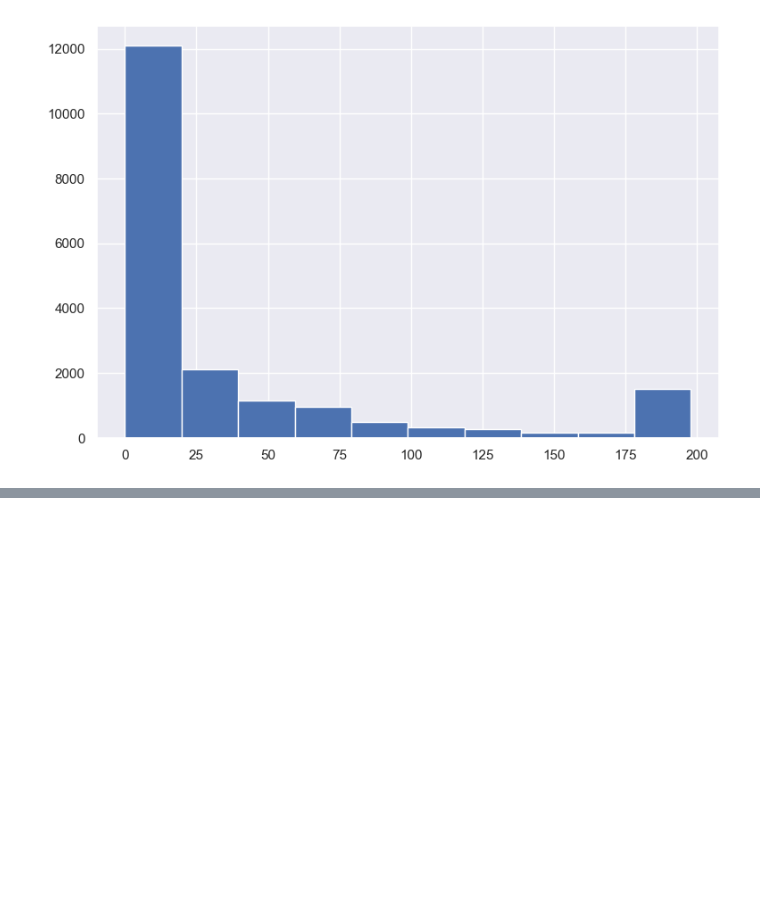
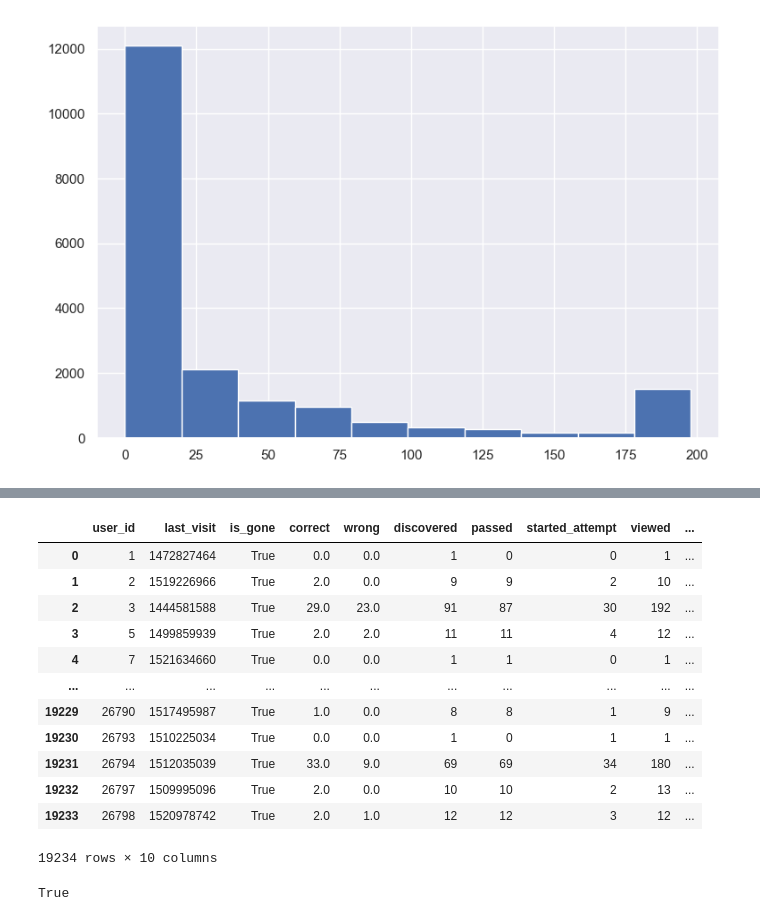
Before and after one commit to nkhaldi/AI, a Jupyter notebook: Stepik/Lesson 1.10.ipynb, the cells around one changed output, grey strips where cells are left out. Saved outputs shown, nothing was run; the diff lists cells and outputs as text; code cells hidden in the pictures; blank space fills up the shorter version.

```diff
--- a/Stepik/Lesson 1.10.ipynb
+++ b/Stepik/Lesson 1.10.ipynb
@@ -61,0 +227,9 @@ events_df.pivot_table(
+# %%
+# Составим таблицу с действиями пользователей на курсе
+users_events = events_df.pivot_table(
+    index="user_id",
+    columns="action",
+    values="step_id",
+    aggfunc="count",
+    fill_value=0,
+).reset_index()
@@ -61,0 +252,3 @@ events_df.pivot_table(
+# %%
+# Объединим полученную таблицу с таблицей данных пользователей
+users_data = users_data.merge(users_events, on="user_id", how="outer")
@@ -61,0 +271,3 @@ events_df.pivot_table(
+# %%
+# Посчитаем количество уникальных дней пользователей на курсе
+users_days = events_df.groupby("user_id").day.nunique().to_frame().reset_index()
@@ -61,0 +290,25 @@ events_df.pivot_table(
+# %%
+# Объединим полученную таблицу с таблицей данных пользователей
+users_data = users_data.merge(users_days, on="user_id", how="outer")
+# %%
+users_data
+# %% [output]
+|  | user_id | last_visit | is_gone | correct | wrong | discovered | passed | started_attempt | viewed | ... |
+| 0 | 1 | 1472827464 | True | 0.0 | 0.0 | 1 | 0 | 0 | 1 | ... |
+| 1 | 2 | 1519226966 | True | 2.0 | 0.0 | 9 | 9 | 2 | 10 | ... |
+| 2 | 3 | 1444581588 | True | 29.0 | 23.0 | 91 | 87 | 30 | 192 | ... |
+| 3 | 5 | 1499859939 | True | 2.0 | 2.0 | 11 | 11 | 4 | 12 | ... |
+| 4 | 7 | 1521634660 | True | 0.0 | 0.0 | 1 | 1 | 0 | 1 | ... |
+| ... | ... | ... | ... | ... | ... | ... | ... | ... | ... | ... |
+| 19229 | 26790 | 1517495987 | True | 1.0 | 0.0 | 8 | 8 | 1 | 9 | ... |
+| 19230 | 26793 | 1510225034 | True | 0.0 | 0.0 | 1 | 0 | 1 | 1 | ... |
+| 19231 | 26794 | 1512035039 | True | 33.0 | 9.0 | 69 | 69 | 34 | 180 | ... |
+| 19232 | 26797 | 1509995096 | True | 2.0 | 0.0 | 10 | 10 | 2 | 13 | ... |
+| 19233 | 26798 | 1520978742 | True | 2.0 | 1.0 | 12 | 12 | 3 | 12 | ... |
+19234 rows × 10 columns
+# %%
+# Убедимся, что данные и пользователи не были потеряны
+# Сравним количество пользователей в полученной таблице с исходной
+users_data.user_id.nunique() == events_df.user_id.nunique()
+# %% [output]
+True
```
Also changed, not shown: parts of 31 cells of this notebook.
